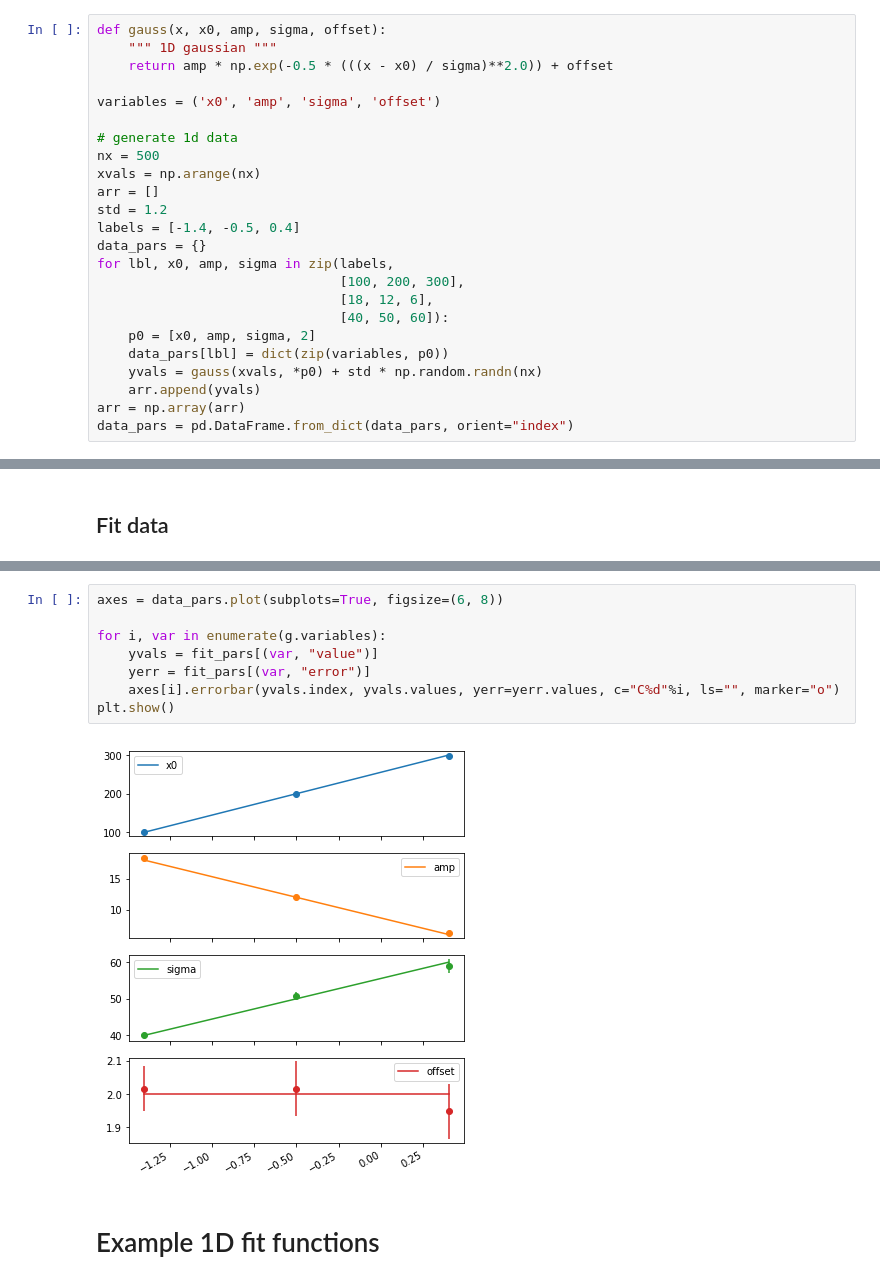
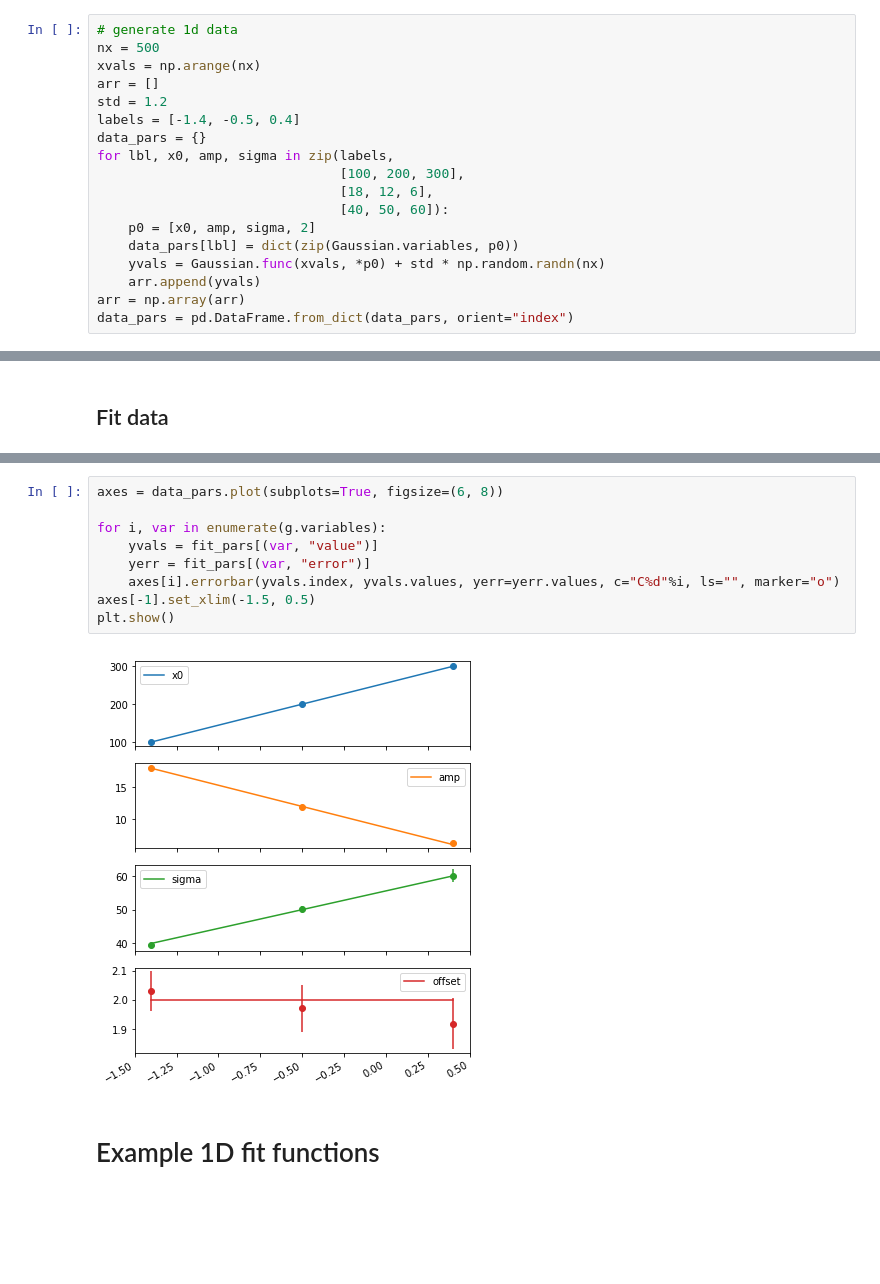
Before and after one commit to ad3ller/e11_analysis, a Jupyter notebook: notebooks/A)_Fit_traces.ipynb, the cells around one changed output, grey strips where cells are left out. Drawn from its saved outputs; the diff is of its cells as text; blank space fills up the shorter version.

```diff
--- a/notebooks/A)_Fit_traces.ipynb
+++ b/notebooks/A)_Fit_traces.ipynb
@@ -13,10 +17,4 @@ from e11.fit import Gaussian
 # %%
-def gauss(x, x0, amp, sigma, offset):
-    """ 1D gaussian """
-    return amp * np.exp(-0.5 * (((x - x0) / sigma)**2.0)) + offset
-
-variables = ('x0', 'amp', 'sigma', 'offset')
-
 # generate 1d data
 nx = 500
 xvals = np.arange(nx)
@@ -29,8 +27,8 @@ for lbl, x0, amp, sigma in zip(labels,
                                [18, 12, 6],
                                [40, 50, 60]):
     p0 = [x0, amp, sigma, 2]
-    data_pars[lbl] = dict(zip(variables, p0))
-    yvals = gauss(xvals, *p0) + std * np.random.randn(nx)
+    data_pars[lbl] = dict(zip(Gaussian.variables, p0))
+    yvals = Gaussian.func(xvals, *p0) + std * np.random.randn(nx)
     arr.append(yvals)
 arr = np.array(arr)
 data_pars = pd.DataFrame.from_dict(data_pars, orient="index")
@@ -83,13 +81,14 @@ fit_pars
 # %%
 axes = data_pars.plot(subplots=True, figsize=(6, 8))
 
 for i, var in enumerate(g.variables):
     yvals = fit_pars[(var, "value")]
     yerr = fit_pars[(var, "error")]
     axes[i].errorbar(yvals.index, yvals.values, yerr=yerr.values, c="C%d"%i, ls="", marker="o")
+axes[-1].set_xlim(-1.5, 0.5)
 plt.show()
 # %% [output]
-[figure, old version]
+[figure, new version]
 # %% [markdown]
 # Example 1D fit functions
 # %%
```
Also changed, not shown: parts of 6 cells of this notebook, 4 other files.
